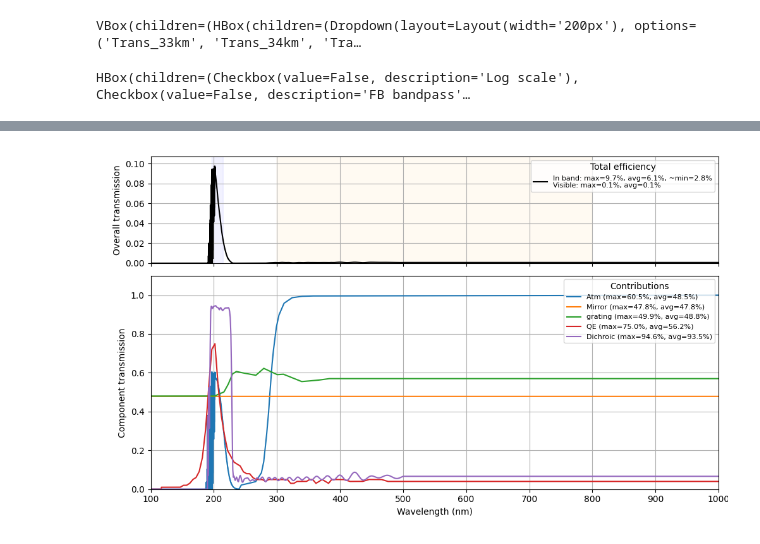
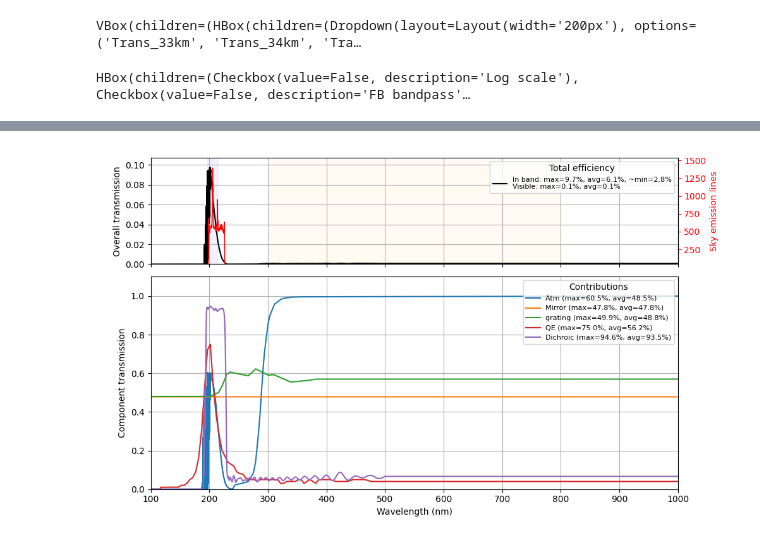
Before and after one commit to vpicouet/SCWI, a Jupyter notebook: Instrument/Notebooks/Throughput.ipynb, the cells around one changed output, grey strips where cells are left out. Cells and saved outputs as stored; diff of their text form; code cells hidden in the pictures.

```diff
--- a/Instrument/Notebooks/Throughput.ipynb
+++ b/Instrument/Notebooks/Throughput.ipynb
@@ -61,16 +61,65 @@ bandpass_checkbox = widgets.Checkbox(value=False, description='FB bandpass')
 out1 = widgets.Output()
 
 # === Create plot ===
+# def create_plot():
+#     fig, (ax_top, ax_bottom) = plt.subplots(2, 1, sharex=True, figsize=(10, 6), height_ratios=[1, 2])
+
+#     ax_top.set_ylabel("Overall transmission")
+#     ax_top.grid(True)
+
+#     ax_bottom.set_xlabel("Wavelength (nm)")
+#     ax_bottom.set_ylabel("Component transmission")
+#     ax_bottom.grid(True)
+#     # Highlight bandpass_range (blue) and vis_range (orange)
+#     ax_top.fill_between(
+#         wavelength_range, 0, 1,
+#         where=(wavelength_range >= bandpass_range[0]) & (wavelength_range <= bandpass_range[1]),
+#         color='blue', alpha=0.05, step='mid'
+#     )
+#     ax_top.fill_between(
+#         wavelength_range, 0, 1,
+#         where=(wavelength_range >= vis_range[0]) & (wavelength_range <= vis_range[1]),
+#         color='orange', alpha=0.05, step='mid'
+#     )
+#     line_total, = ax_top.plot(wavelength_range, np.ones_like(wavelength_range), color='black')
+#     line_handles = {}
+#     for name in component_names:
+#         line, = ax_bottom.plot(wavelength_range, np.zeros_like(wavelength_range), label=name)
+#         line_handles[name] = line
+
+#     ax_bottom.legend(loc='upper right', fontsize=8)
+#     plt.tight_layout()
+#     return fig, ax_top, ax_bottom, line_total, line_handles
+
+
 def create_plot():
-    fig, (ax_top, ax_bottom) = plt.subplots(2, 1, sharex=True, figsize=(10, 6), height_ratios=[1, 2])
+    fig, (ax_top, ax_bottom) = plt.subplots(
+        2, 1, sharex=True, figsize=(10, 6), height_ratios=[1, 2]
+    )
 
+    # Axe principal (haut)
     ax_top.set_ylabel("Overall transmission")
     ax_top.grid(True)
 
+    # Axe secondaire (droit, en rouge)
+    ax_right = ax_top.twinx()
+    ax_right.set_ylabel("Sky emission lines", color="red")
+    ax_right.tick_params(axis="y", colors="red")
+
+    # Lire ton CSV
+    a = Table.read("/Users/Vincent/Github/generic-etc/data/Sky_emission_lines/UV_atm_lines.csv", format="csv")
+    a.sort("nm")
+
+    # Tracer sur l'axe droit en rouge
+    ax_right.plot(a["nm"], a["counts"], color="red", lw=1)
+    ax_right.set_ylim( a["counts"].min() * 0.9, a["counts"].max() * 1.1)
+
+    # Axe bas
     ax_bottom.set_xlabel("Wavelength (nm)")
     ax_bottom.set_ylabel("Component transmission")
     ax_bottom.grid(True)
-    # Highlight bandpass_range (blue) and vis_range (orange)
+
+    # Mettre en évidence des plages
     ax_top.fill_between(
         wavelength_range, 0, 1,
         where=(wavelength_range >= bandpass_range[0]) & (wavelength_range <= bandpass_range[1]),
@@ -81,7 +130,11 @@ def create_plot():
         where=(wavelength_range >= vis_range[0]) & (wavelength_range <= vis_range[1]),
         color='orange', alpha=0.05, step='mid'
     )
+
+    # Courbe transmission totale
     line_total, = ax_top.plot(wavelength_range, np.ones_like(wavelength_range), color='black')
+
+    # Courbes transmission des composants
     line_handles = {}
     for name in component_names:
         line, = ax_bottom.plot(wavelength_range, np.zeros_like(wavelength_range), label=name)
@@ -89,10 +142,11 @@ def create_plot():
 
     ax_bottom.legend(loc='upper right', fontsize=8)
     plt.tight_layout()
-    return fig, ax_top, ax_bottom, line_total, line_handles
+
+    return fig, ax_top, ax_bottom, ax_right, line_total, line_handles
 
 
-fig, ax_top, ax_bottom, line_total, line_handles = create_plot()
+fig, ax_top, ax_bottom, ax_right, line_total, line_handles = create_plot()
 
 # === Update plot ===
 def update_plot(change=None):
@@ -178,31 +232,31 @@ def update_plot(change=None):
         if bandpass_checkbox.value:
             ax_bottom.set_xlim(bandpass_range[0]-10, bandpass_range[-1]+10)
         else:
             ax_bottom.set_xlim(wavelength_range[0], wavelength_range[-1])
 
         ax_top.legend(loc='upper right', fontsize=8,title="Total efficiency")
         ax_bottom.legend(loc='upper right', fontsize=8,title="Contributions")
         fig.canvas.draw()
         # plt.show()
 
 # === Connect widgets ===
 for name, widget_set in widgets_per_component.items():
     for widget in widget_set.values():
         widget.observe(update_plot, names='value')
 
 ylog_checkbox.observe(update_plot, names='value')
 bandpass_checkbox.observe(update_plot, names='value')
 
 # === Display ===
 controls = widgets.VBox([
     widgets.HBox([ w['dropdown'], w['checkbox'], w['slider_wavelength'], w['slider']]) for w in widgets_per_component.values()
 ])
 extra_controls = widgets.HBox([ylog_checkbox, bandpass_checkbox])
 
 display(controls, extra_controls, out1)
 update_plot()
 # %% [output]
 VBox(children=(HBox(children=(Dropdown(layout=Layout(width='200px'), options=('Trans_33km', 'Trans_34km', 'Tra…
 HBox(children=(Checkbox(value=False, description='Log scale'), Checkbox(value=False, description='FB bandpass'…
 [interactive output not drawn]
-[figure, old version]
+[figure, new version]
```
Also changed, not shown: parts of 3 cells of this notebook, 1 other file.
